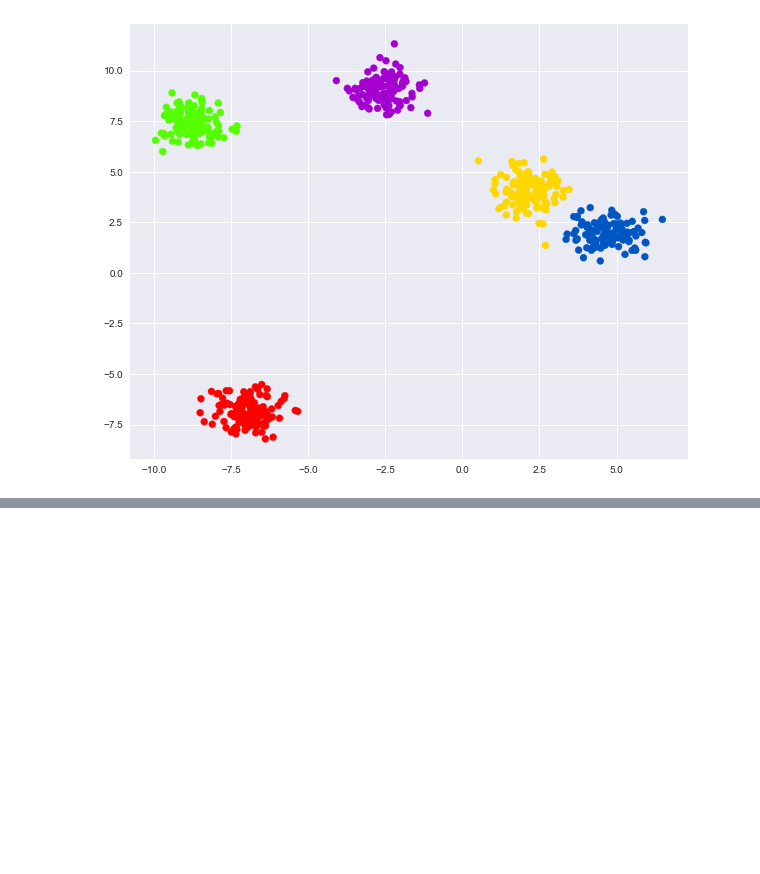
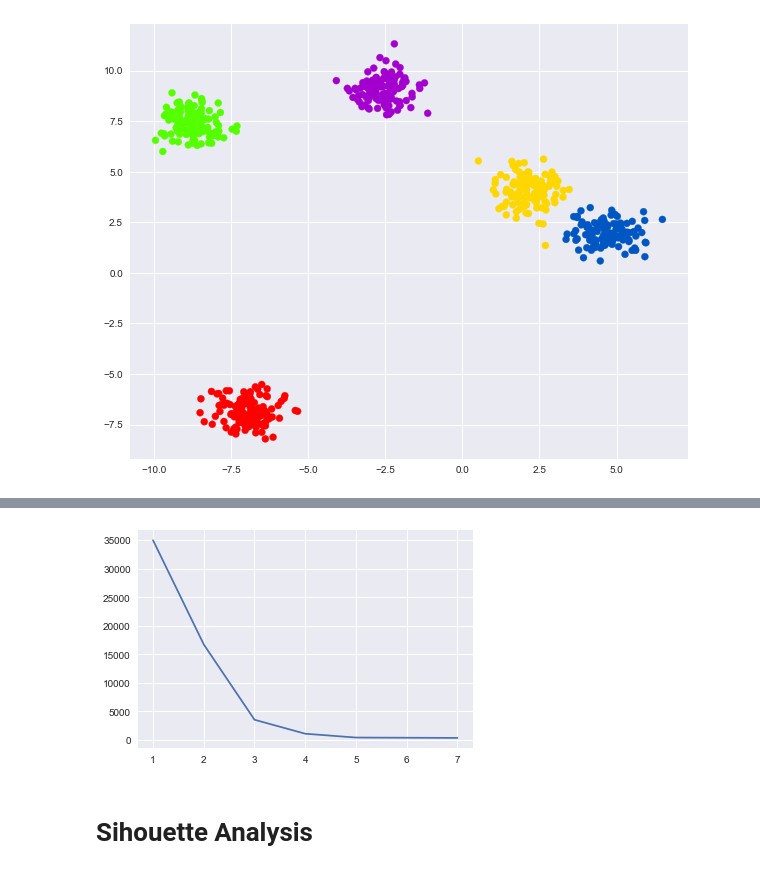
Before and after one commit to Heytec/Clustering, a Jupyter notebook: Unsupervised_Ml_Clustering.ipynb, the cells around one changed output, grey strips where cells are left out. Drawn from its saved outputs; the diff is of its cells as text; code cells hidden in the pictures; blank space fills up the shorter version.

```diff
--- a/Unsupervised_Ml_Clustering.ipynb
+++ b/Unsupervised_Ml_Clustering.ipynb
@@ -94,0 +121,11 @@ plt.scatter(X[:,0], X[:,1], c=clusters, cmap='prism');
+# %%
+sse_ = []
+for k in range(1, 8):
+    kmeans = KMeans(n_clusters=k).fit(X)
+    sse_.append([k, kmeans.inertia_])
+# %%
+plt.plot(pd.DataFrame(sse_)[0], pd.DataFrame(sse_)[1]);
+# %% [output]
+[figure, added]
+# %% [markdown]
+# Sihouette Analysis
```
Also changed, not shown: parts of 19 cells of this notebook.
